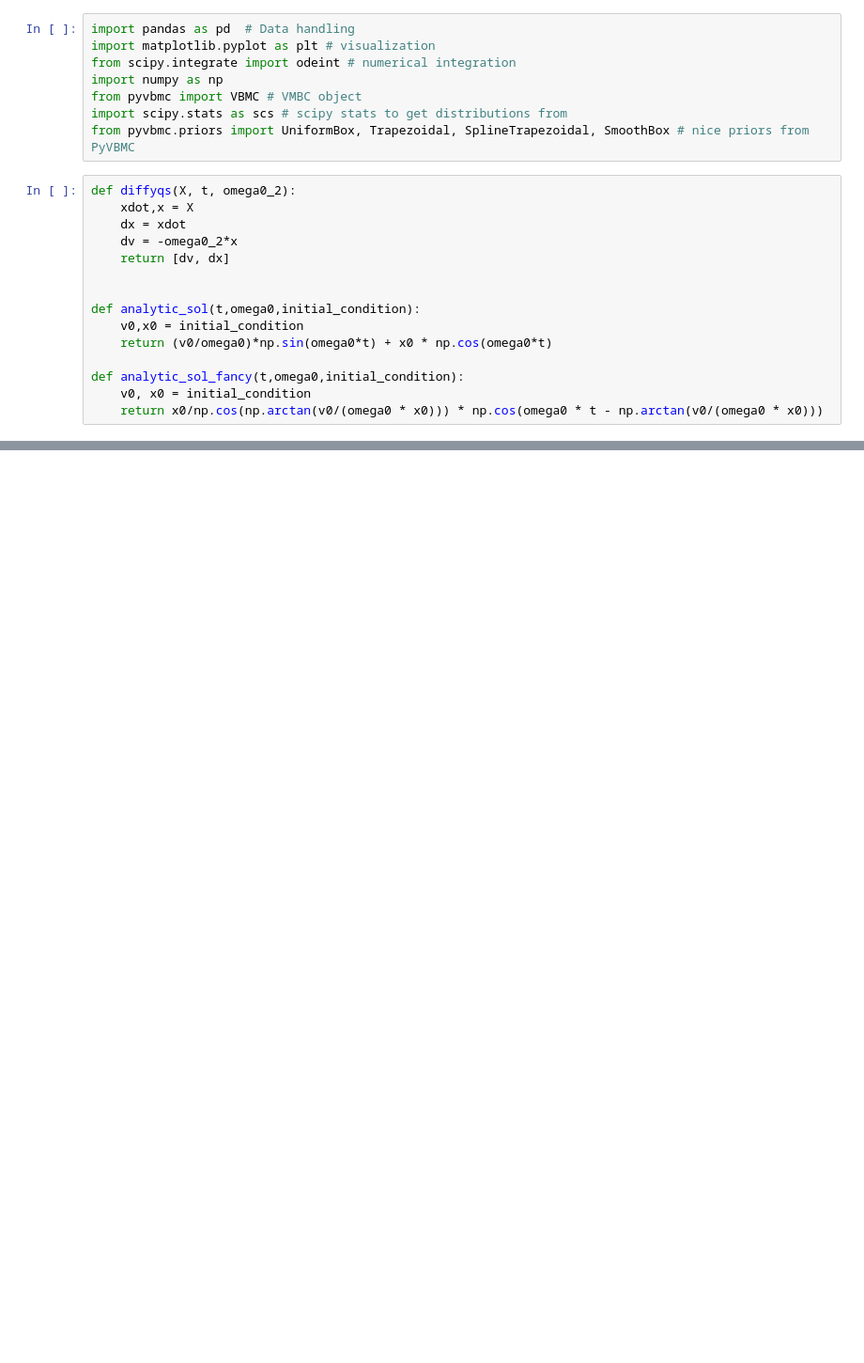
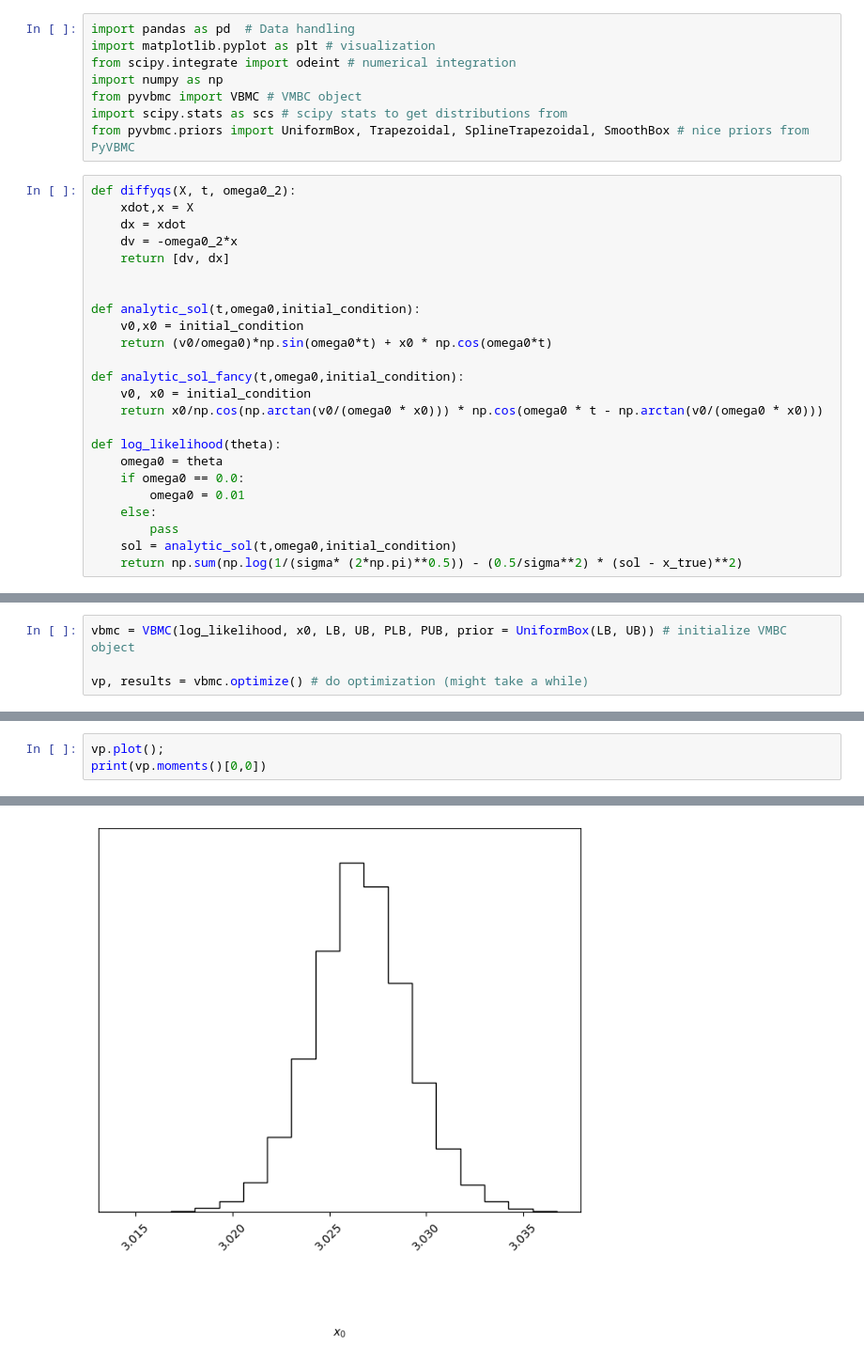
Before and after one commit to valentine-alia/BPE, a Jupyter notebook: do_you_even_SHO_bro.ipynb, the cells around one changed output, grey strips where cells are left out. Shown at 94% size. Saved outputs shown, nothing was run; the diff lists cells and outputs as text; blank space fills up the shorter version.

```diff
--- a/do_you_even_SHO_bro.ipynb
+++ b/do_you_even_SHO_bro.ipynb
@@ -21,6 +21,15 @@ def analytic_sol(t,omega0,initial_condition):
 def analytic_sol_fancy(t,omega0,initial_condition):
     v0, x0 = initial_condition
     return x0/np.cos(np.arctan(v0/(omega0 * x0))) * np.cos(omega0 * t - np.arctan(v0/(omega0 * x0)))
+
+def log_likelihood(theta):
+    omega0 = theta
+    if omega0 == 0.0:
+        omega0 = 0.01
+    else:
+        pass
+    sol = analytic_sol(t,omega0,initial_condition)
+    return np.sum(np.log(1/(sigma* (2*np.pi)**0.5)) - (0.5/sigma**2) * (sol - x_true)**2)
 # %%
 initial_condition = [1, 3]
 
@@ -49,0 +82,4 @@ plt.show()
+# %%
+vbmc = VBMC(log_likelihood, x0, LB, UB, PLB, PUB, prior = UniformBox(LB, UB)) # initialize VMBC object
+
+vp, results = vbmc.optimize() # do optimization (might take a while)
@@ -49,0 +105,4 @@ plt.show()
+# %%
+vp.plot();
+print(vp.moments()[0,0])
+# %% [output]
@@ -49,0 +110 @@ plt.show()
+[figure, added]
```
Also changed, not shown: parts of 22 cells of this notebook, 3 other files.
